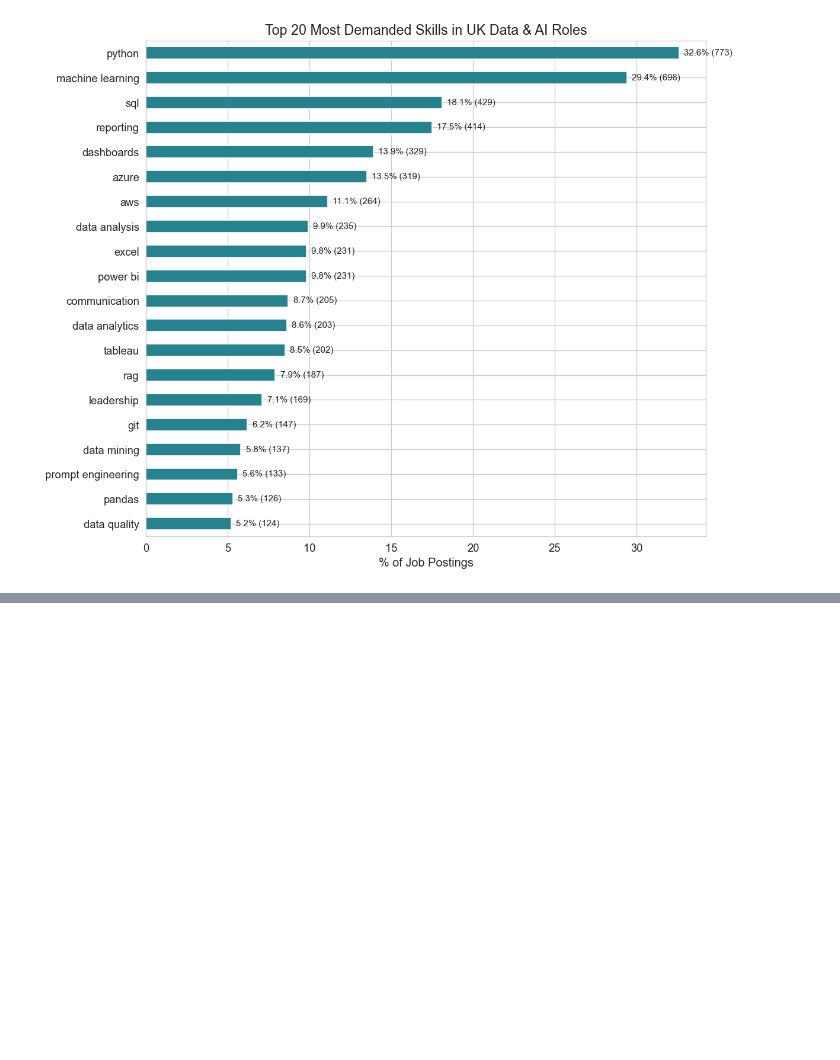
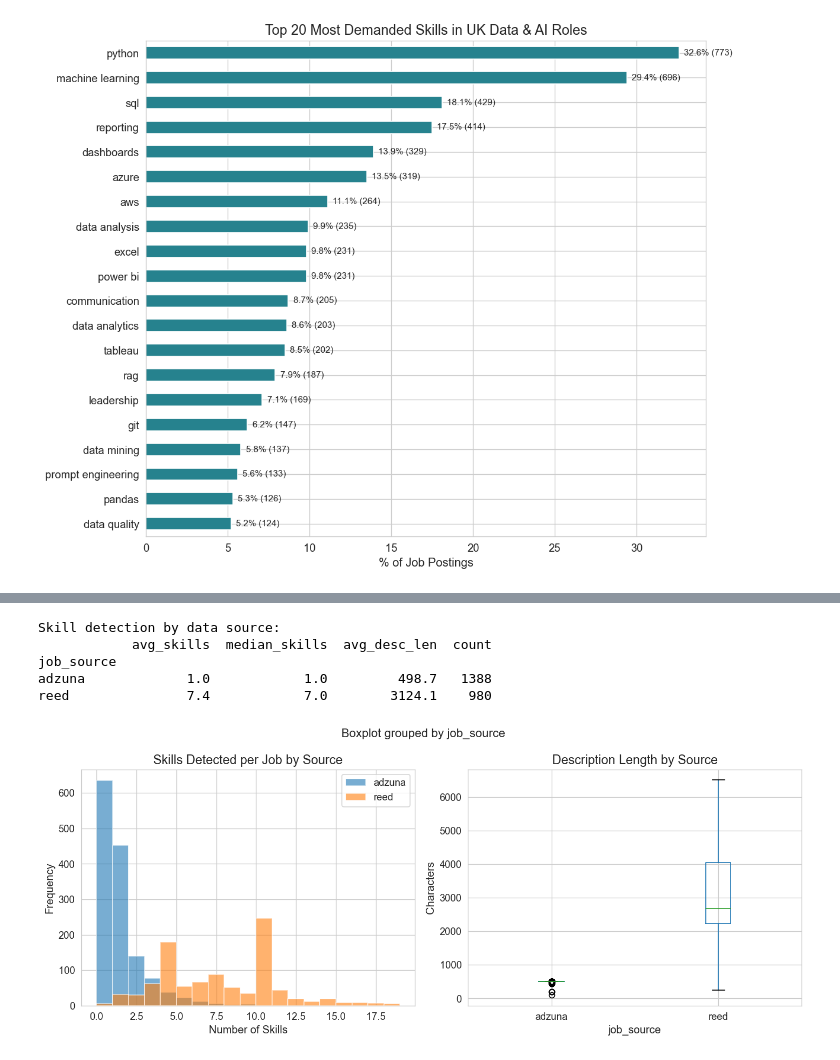
Before and after one commit to Hab-eeb/JobScope-UK, a Jupyter notebook: analysis.ipynb, the cells around one changed output, grey strips where cells are left out. Cells and saved outputs as stored; diff of their text form; code cells hidden in the pictures; blank space fills up the shorter version.

```diff
--- a/analysis.ipynb
+++ b/analysis.ipynb
@@ -160,0 +232,35 @@ plt.show()
+# %%
+# Source effect on skill detection
+source_stats = df.groupby('job_source').agg(
+    avg_skills=('num_skills', 'mean'),
+    median_skills=('num_skills', 'median'),
+    avg_desc_len=('description_clean', lambda x: x.str.len().mean()),
+    count=('id', 'count')
+).round(1)
+print("Skill detection by data source:")
+print(source_stats)
+
+df = df.copy()
+df['desc_len'] = df['description_clean'].str.len()
+
+fig, axes = plt.subplots(1, 2, figsize=(12, 5))
+
+df.groupby('job_source')['num_skills'].plot(kind='hist', alpha=0.6,
+    bins=range(0, 20), ax=axes[0], legend=True)
+axes[0].set_title('Skills Detected per Job by Source')
+axes[0].set_xlabel('Number of Skills')
+
+df.boxplot(by='job_source', column='desc_len', ax=axes[1])
+axes[1].set_title('Description Length by Source')
+axes[1].set_ylabel('Characters')
+
+plt.tight_layout()
+plt.savefig('outputs/source_comparison.png', bbox_inches='tight')
+plt.show()
+# %% [output]
+Skill detection by data source:
+            avg_skills  median_skills  avg_desc_len  count
+job_source
+adzuna             1.0            1.0         498.7   1388
+reed               7.4            7.0        3124.1    980
+[figure, added]
```
Also changed, not shown: parts of 8 cells of this notebook, 6 other files.
